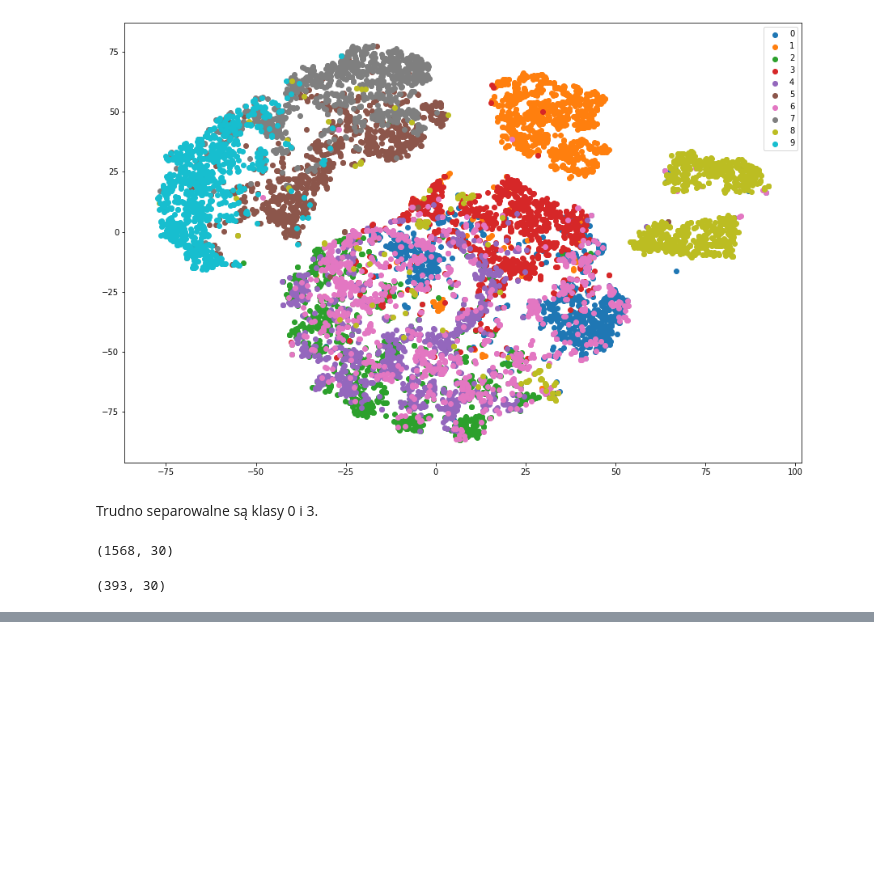
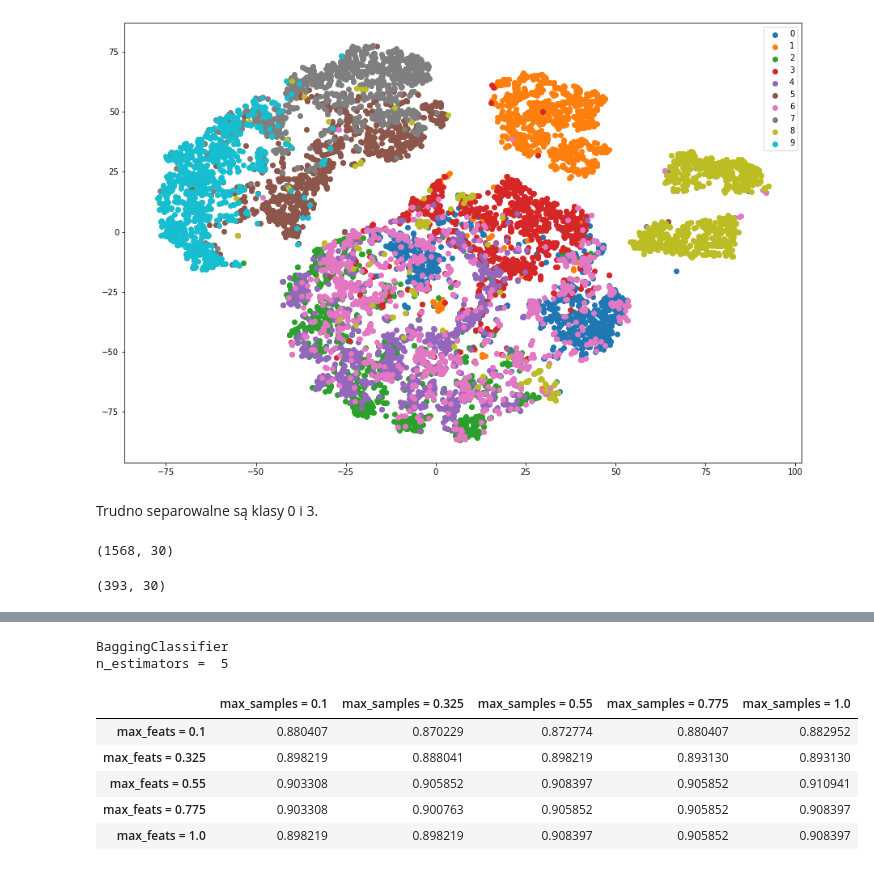
Before and after one commit to filipsl/ml-lab-solutions, a Jupyter notebook: notebook-4/tutorial.ipynb, the cells around one changed output, grey strips where cells are left out. Drawn from its saved outputs; the diff is of its cells as text; code cells hidden in the pictures; blank space fills up the shorter version.

```diff
--- a/notebook-4/tutorial.ipynb
+++ b/notebook-4/tutorial.ipynb
@@ -400,0 +413,50 @@ df
+# %%
+def ensemble_samples_acc_rf(clf, n_estimators, max_features, samples):
+#     print("Run RF")
+    for max_samples in samples:
+        if max_samples < 1.0:
+            fitted_clf = clf(n_estimators=n_estimators,
+                             max_samples=max_samples,
+                             max_features=max_features,
+                             random_state=12,
+                             n_jobs=-1,
+                            ).fit(X_train, y_train)
+            yield max_samples, fitted_clf.score(X_test, y_test)
+# %%
+def get_samples_feats_table(estimators, classifier):
+    features = np.linspace(0.1, 1., num=5)
+    samples = np.linspace(0.1, 1., num=5)
+
+    d = []
+    ind = []
+
+    if issubclass(classifier, BaggingClassifier):
+        acc_fun = ensemble_samples_acc_bagging
+    else:
+        acc_fun = ensemble_samples_acc_rf
+
+
+    for max_features in features:
+        ind.append("max_feats = " + str(max_features))
+        d.append(
+            {"max_samples = " + str(max_samples): acc for (max_samples, acc) in acc_fun(classifier,
+                                                                          estimators,
+                                                                          max_features,
+                                                                          samples)})
+
+    print("BaggingClassifier" if issubclass(classifier, BaggingClassifier) else "RandomForestClassifier")
+    print("n_estimators = ", estimators)
+    df = pd.DataFrame(d, index=ind)
+    df = df.style.apply(highlight_max, color='darkorange', axis=None)
+    return df
+# %%
+get_samples_feats_table(estimators=5, classifier=BaggingClassifier)
+# %% [output]
+BaggingClassifier
+n_estimators =  5
+|  | max_samples = 0.1 | max_samples = 0.325 | max_samples = 0.55 | max_samples = 0.775 | max_samples = 1.0 |
+| max_feats = 0.1 | 0.880407 | 0.870229 | 0.872774 | 0.880407 | 0.882952 |
+| max_feats = 0.325 | 0.898219 | 0.888041 | 0.898219 | 0.893130 | 0.893130 |
+| max_feats = 0.55 | 0.903308 | 0.905852 | 0.908397 | 0.905852 | 0.910941 |
+| max_feats = 0.775 | 0.903308 | 0.900763 | 0.905852 | 0.905852 | 0.908397 |
+| max_feats = 1.0 | 0.898219 | 0.898219 | 0.908397 | 0.905852 | 0.908397 |
```
Also changed, not shown: parts of 18 cells of this notebook.
